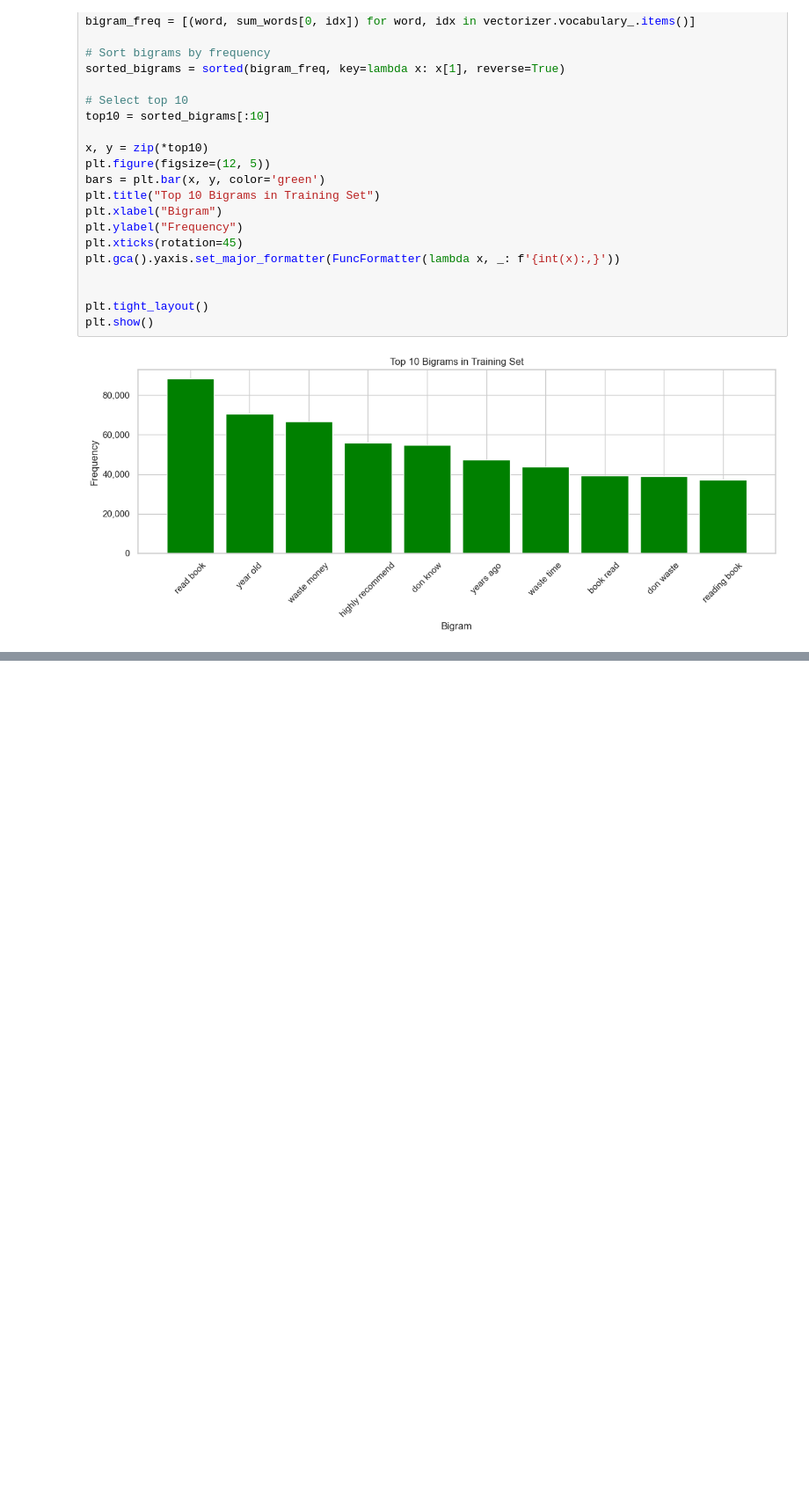
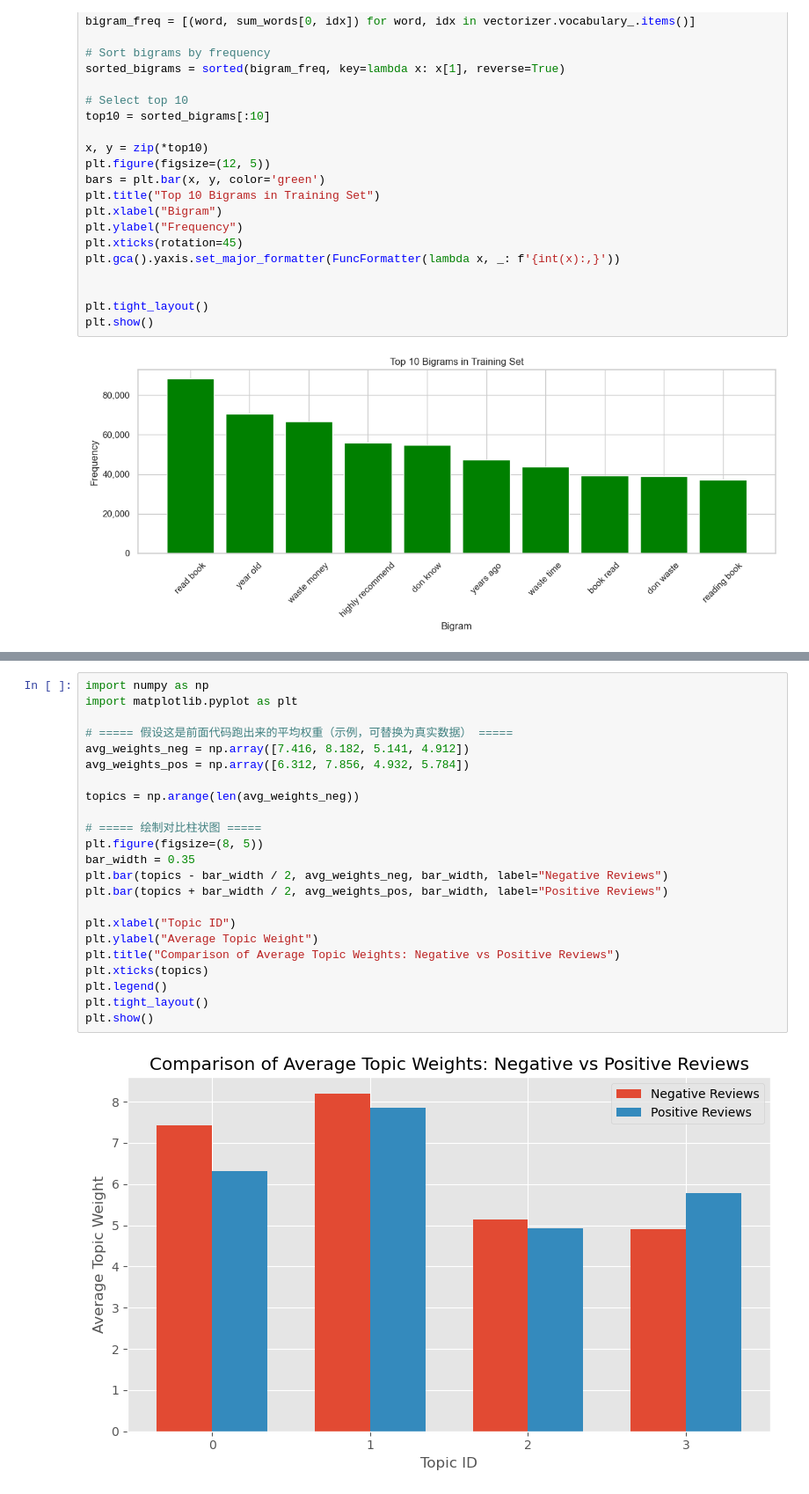
Before and after one commit to Matthewaxe123/955-dissertation, a Jupyter notebook: NLP.ipynb, the cells around one changed output, grey strips where cells are left out. Shown at 88% size. Cells and saved outputs as stored; diff of their text form; blank space fills up the shorter version.

```diff
--- a/NLP.ipynb
+++ b/NLP.ipynb
@@ -379,0 +1080,25 @@ plt.show()
+# %%
+import numpy as np
+import matplotlib.pyplot as plt
+
+# ===== 假设这是前面代码跑出来的平均权重（示例，可替换为真实数据） =====
+avg_weights_neg = np.array([7.416, 8.182, 5.141, 4.912])
+avg_weights_pos = np.array([6.312, 7.856, 4.932, 5.784])
+
+topics = np.arange(len(avg_weights_neg))
+
+# ===== 绘制对比柱状图 =====
+plt.figure(figsize=(8, 5))
+bar_width = 0.35
+plt.bar(topics - bar_width / 2, avg_weights_neg, bar_width, label="Negative Reviews")
+plt.bar(topics + bar_width / 2, avg_weights_pos, bar_width, label="Positive Reviews")
+
+plt.xlabel("Topic ID")
+plt.ylabel("Average Topic Weight")
+plt.title("Comparison of Average Topic Weights: Negative vs Positive Reviews")
+plt.xticks(topics)
+plt.legend()
+plt.tight_layout()
+plt.show()
+# %% [output]
+[figure, added]
```
Also changed, not shown: parts of 81 cells of this notebook.
